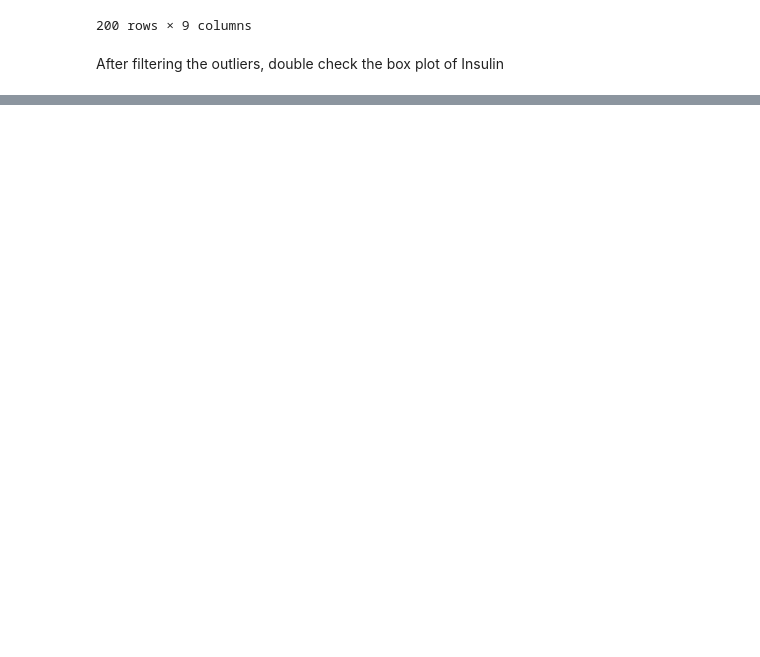
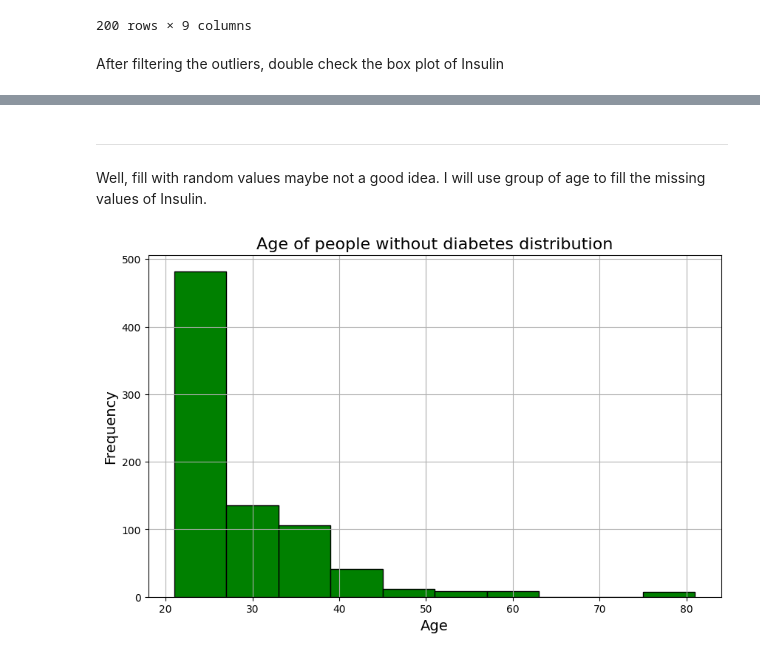
Before and after one commit to Drissdo185/Static-Method-Project, a Jupyter notebook: Rework.ipynb, the cells around one changed output, grey strips where cells are left out. Drawn from its saved outputs; the diff is of its cells as text; code cells hidden in the pictures; blank space fills up the shorter version.

```diff
--- a/Rework.ipynb
+++ b/Rework.ipynb
@@ -390 +385,19 @@ max      159.000000
 Name: Insulin, dtype: float64
+# %% [markdown]
+----
+# %% [markdown]
+Well, fill with random values maybe not a good idea. I will use group of age to fill the missing values of Insulin.
+# %%
+### Visualize the distribution of age of people without diabetes
+plt.figure(figsize=(10,6))
+plt.xlabel('Age', fontsize=14)
+plt.ylabel('Frequency', fontsize=14)
+plt.title('Age of people without diabetes distribution', fontsize=16)
+
+# Create histogram
+df_without_nana[df_without_nana['Outcome'] == 0]['Age'].hist(edgecolor='black',color='green')
+
+
+plt.show()
+# %% [output]
+[figure, added]
```
Also changed, not shown: parts of 30 cells of this notebook.
